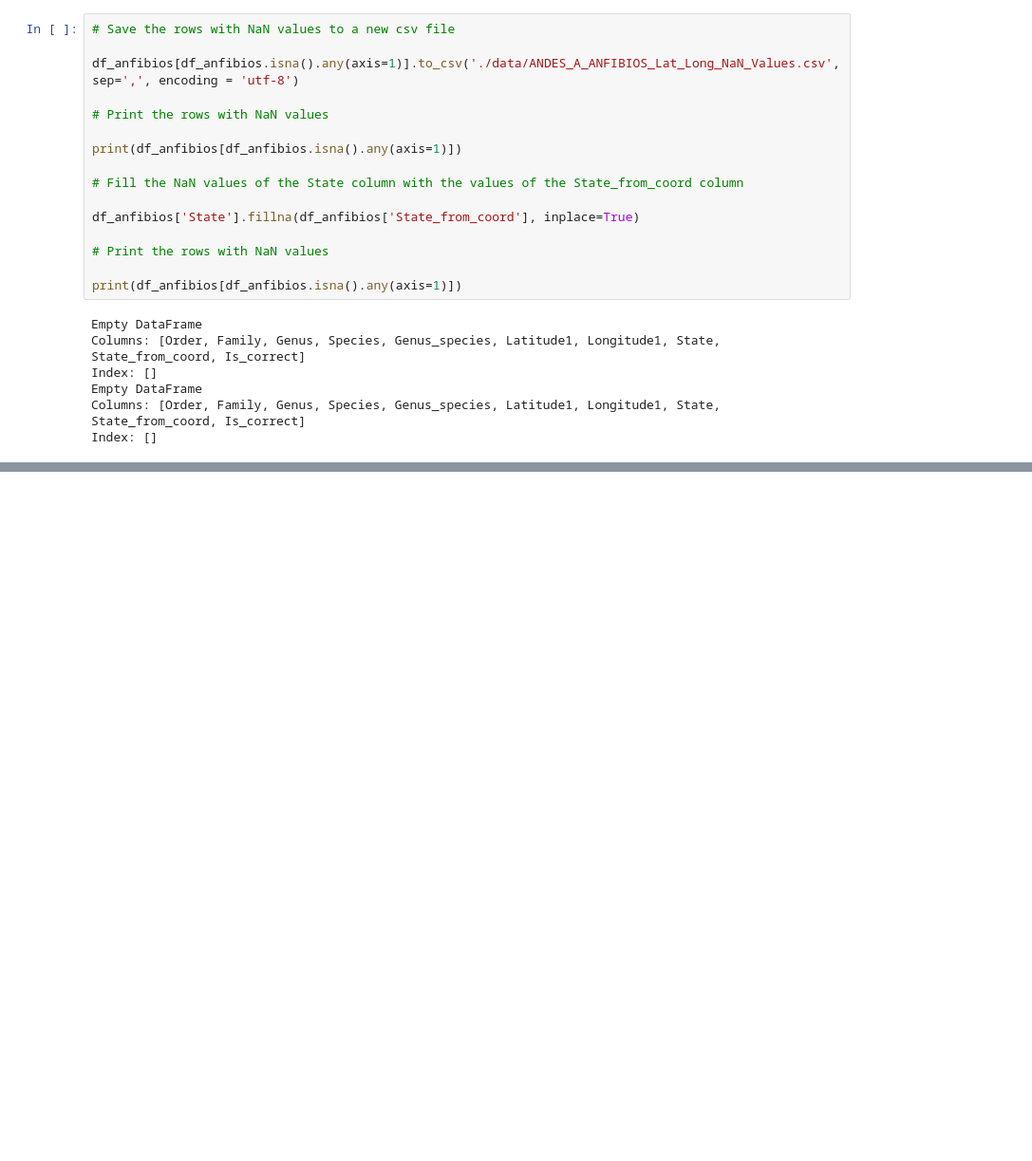
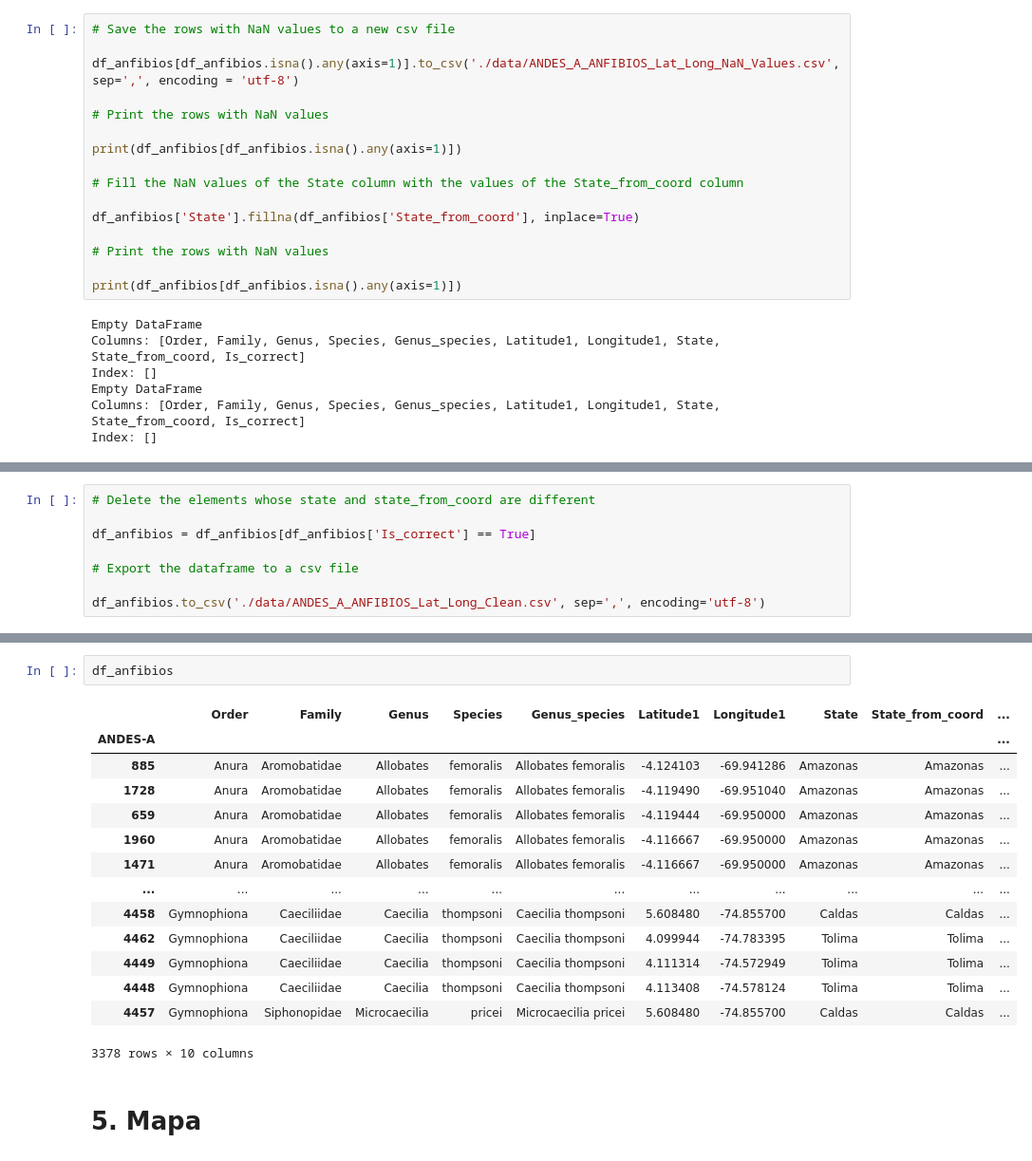
Before and after one commit to Phelyxx/geomap, a Jupyter notebook: notebook.ipynb, the cells around one changed output, grey strips where cells are left out. Shown: that part at 95% size. Drawn from its saved outputs; the diff is of its cells as text; blank space fills up the shorter version.

Commit message:
Add clean dataset

```diff
--- a/notebook.ipynb
+++ b/notebook.ipynb
@@ -354,0 +353,8 @@ Index: []
+# %%
+# Delete the elements whose state and state_from_coord are different
+
+df_anfibios = df_anfibios[df_anfibios['Is_correct'] == True]
+
+# Export the dataframe to a csv file
+
+df_anfibios.to_csv('./data/ANDES_A_ANFIBIOS_Lat_Long_Clean.csv', sep=',', encoding='utf-8')
@@ -354,0 +377,19 @@ Index: []
+# %%
+df_anfibios
+# %% [output]
+|  | Order | Family | Genus | Species | Genus_species | Latitude1 | Longitude1 | State | State_from_coord | ... |
+| ANDES-A |  |  |  |  |  |  |  |  |  | ... |
+| 885 | Anura | Aromobatidae | Allobates | femoralis | Allobates femoralis | -4.124103 | -69.941286 | Amazonas | Amazonas | ... |
+| 1728 | Anura | Aromobatidae | Allobates | femoralis | Allobates femoralis | -4.119490 | -69.951040 | Amazonas | Amazonas | ... |
+| 659 | Anura | Aromobatidae | Allobates | femoralis | Allobates femoralis | -4.119444 | -69.950000 | Amazonas | Amazonas | ... |
+| 1960 | Anura | Aromobatidae | Allobates | femoralis | Allobates femoralis | -4.116667 | -69.950000 | Amazonas | Amazonas | ... |
+| 1471 | Anura | Aromobatidae | Allobates | femoralis | Allobates femoralis | -4.116667 | -69.950000 | Amazonas | Amazonas | ... |
+| ... | ... | ... | ... | ... | ... | ... | ... | ... | ... | ... |
+| 4458 | Gymnophiona | Caeciliidae | Caecilia | thompsoni | Caecilia thompsoni | 5.608480 | -74.855700 | Caldas | Caldas | ... |
+| 4462 | Gymnophiona | Caeciliidae | Caecilia | thompsoni | Caecilia thompsoni | 4.099944 | -74.783395 | Tolima | Tolima | ... |
+| 4449 | Gymnophiona | Caeciliidae | Caecilia | thompsoni | Caecilia thompsoni | 4.111314 | -74.572949 | Tolima | Tolima | ... |
+| 4448 | Gymnophiona | Caeciliidae | Caecilia | thompsoni | Caecilia thompsoni | 4.113408 | -74.578124 | Tolima | Tolima | ... |
+| 4457 | Gymnophiona | Siphonopidae | Microcaecilia | pricei | Microcaecilia pricei | 5.608480 | -74.855700 | Caldas | Caldas | ... |
+3378 rows × 10 columns
+# %% [markdown]
+# 5. Mapa
```
Also changed, not shown: parts of 3 cells of this notebook, 1 other file.
